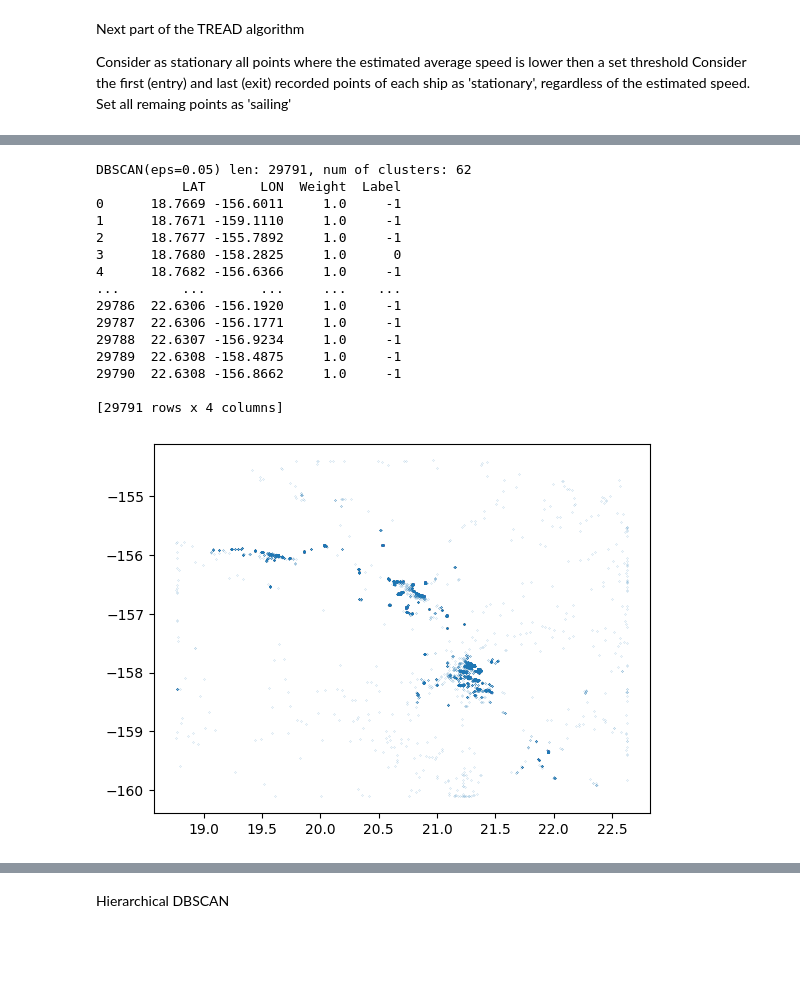
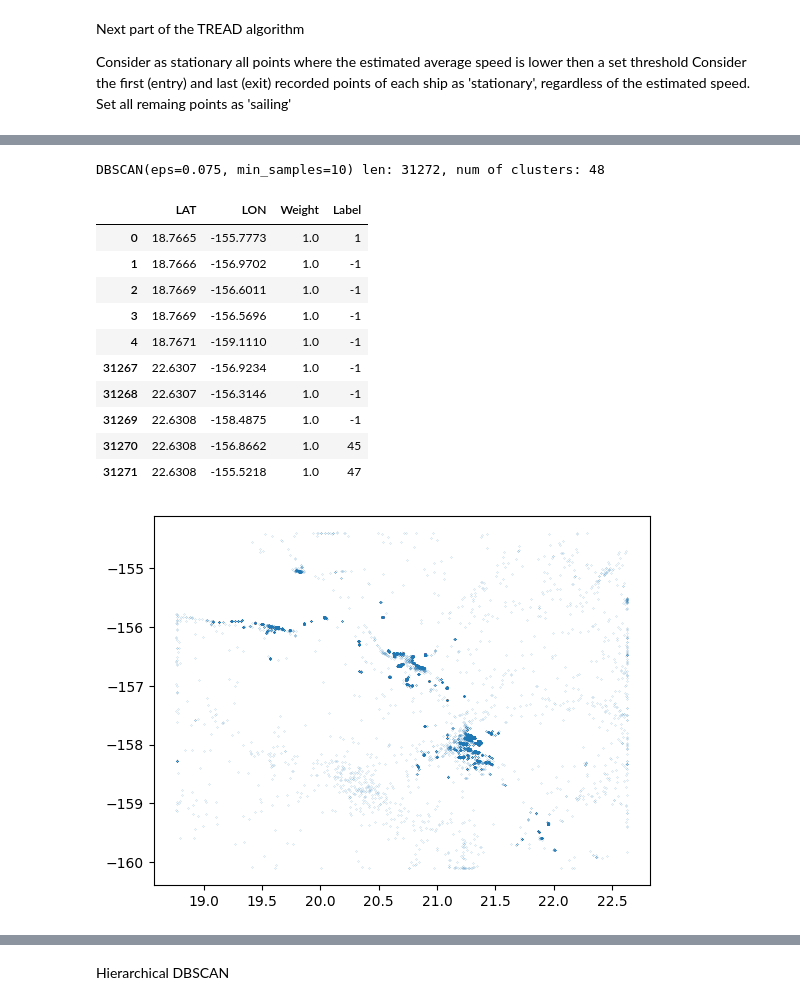
Before and after one commit to Accazeta/AIS_data_analysis, a Jupyter notebook: src/TREAD.ipynb, the cells around one changed output, grey strips where cells are left out. Drawn from its saved outputs; the diff is of its cells as text; code cells hidden in the pictures; blank space fills up the shorter version.

```diff
--- a/src/TREAD.ipynb
+++ b/src/TREAD.ipynb
@@ -22,15 +22,17 @@ import plotly.graph_objects as go
 FOLDER_PATH = "../dataset/2019/"
 FILE_NAME = 'cleaned_2019_01-03.csv'
 SPEED_THRESHOLD = 0.25 # nautical knots
+ABSURD_SPEED_THRESHOLD = 107 # nautical knots
 POINTS_THRESHOLD = 50
 KNOTS_CONST = 1.943845249221964 # constant used to convert from m/s to nautical knots
-EARTH_RADIUS_KM = 6378.137 # average value, used by geopy https://github.com/geopy/geopy/blob/master/geopy/distance.py
+EARTH_RADIUS_KM = 6378.137 # average value, taken from WGS-84 standard and used by geopy https://github.com/geopy/geopy/blob/master/geopy/distance.py
 EARTH_RADIUS_M = 6378137
 LAT_MIN = 18.76651
 LAT_MAX = 22.63089
 LON_MIN = -160.11085
 LON_MAX = -154.38957
 LOST_TIME_THRESHOLD_SECONDS = dt.timedelta(seconds=600) # 10 minutes
+EXIT_TIME_THRESHOLD_HOURS = dt.timedelta(hours=12) # half day
 # %% [markdown]
 Import source csv into a dataframe
 # %%
@@ -269,7 +273,7 @@ Consider the first (entry) and last (exit) recorded points of each ship as 'stat
 Set all remaing points as 'sailing'</br>
 # %%
 # for each vessel (dataframe) in the V_s list,
-for shipDF in V_s:
+for index, shipDF in enumerate(V_s):
     # set the status of each point where the avg_speed is lower than the given threshold, to 'stationary'
     shipDF['EstimatedStatus'] = np.where(((shipDF["Avg_Speed"] <= SPEED_THRESHOLD) &
                                          (shipDF['EstimatedStatus'].isnull())),
@@ -282,14 +286,41 @@ for shipDF in V_s:
     shipDF.loc[shipDF.index[0:1], 'EstimatedStatus'] = 'entry'
     shipDF.loc[shipDF.index[-1:], 'EstimatedStatus'] = 'exit'
 
+    # sometimes a few consecutive points (for the same vessel) might be all with status 'entry' or 'exit'
+    # this is unwanted and only one of those points is kept.
+    # The rule is: keep the last of any consecutive 'entry' point and keep the first of any consecutive 'exit' point
+
+    tempDF = shipDF[(shipDF['EstimatedStatus'] == 'entry') | (shipDF['EstimatedStatus'] == 'exit')]
+
+    condition_entry  = (
+                        (tempDF['EstimatedStatus'] == 'entry') &
+                        (tempDF['EstimatedStatus'].shift(-1) == tempDF['EstimatedStatus'])
+                        )
+    condition_exit =(
+                        (tempDF['EstimatedStatus'] == 'exit') &
+                        (tempDF['EstimatedStatus'].shift(1) == tempDF['EstimatedStatus'])
+                    )
+    bad_entry_index = tempDF[condition_entry].index.to_list()
+    bad_exit_index = tempDF[condition_exit].index.to_list()
+    if bad_entry_index or bad_exit_index:
+        final_bad_index = bad_entry_index + bad_exit_index
+        final_bad_index.sort()
+        print(f'Removed duplicate entry or exit point at index {final_bad_index}.')
+        print(f'Previous ship len: {shipDF.shape[0]}')
+        shipDF = shipDF.drop(index=final_bad_index).reset_index()
+        print(f'Current ship len: {shipDF.shape[0]}')
+
+    V_s[index] = shipDF.copy()
+
 print(V_s[3].info())
 
 del shipDF
+del tempDF
 gc.collect()
 
 # print a dataframe and some points just to check
 interval = range(10640,10785)
-print(V_s[3].iloc[interval])
+#print(V_s[3].iloc[interval])
 plt.plot(V_s[3]['Avg_Speed'].iloc[interval])
 plt.plot(V_s[3]['SOG'].iloc[interval])
 plt.legend(['Avg_Speed', 'SOG'])
@@ -388,40 +405,37 @@ Name: 20908, dtype: float64
 # %%
 # Run DBSCAN algorithm on the stationary points
 
 # this scatter plot gives a rough idea of how the point should look like plotted on a map
 plt.scatter(groupedDF.iloc[:,0], groupedDF.iloc[:,1], s=0.01)
 
 # inizitalize dbscan object with parameters. TODO: test multiple parameters combinations
-dbscan = DBSCAN(eps=0.05, min_samples=5)
+dbscan = DBSCAN(eps=0.075, min_samples=10)
 
 estimator = dbscan.fit(
                     X=groupedDF.iloc[:, 0:2],
                     sample_weight=groupedDF['Weight']
                     )
 
 print(str(estimator) + " len: " + str(len(estimator.labels_)) + ", num of clusters: " + str(max(estimator.labels_)))
 
 # Add labels to the dataframe
 groupedDF['Label'] = estimator.labels_
 
-print(groupedDF)
+display(p.concat([groupedDF.head(5), groupedDF.tail(5)]))
 # %% [output]
-DBSCAN(eps=0.05) len: 29791, num of clusters: 62
-           LAT       LON  Weight  Label
-0      18.7669 -156.6011     1.0     -1
-1      18.7671 -159.1110     1.0     -1
-2      18.7677 -155.7892     1.0     -1
-3      18.7680 -158.2825     1.0      0
-4      18.7682 -156.6366     1.0     -1
-...        ...       ...     ...    ...
-29786  22.6306 -156.1920     1.0     -1
-29787  22.6306 -156.1771     1.0     -1
-29788  22.6307 -156.9234     1.0     -1
-29789  22.6308 -158.4875     1.0     -1
-29790  22.6308 -156.8662     1.0     -1
-
-[29791 rows x 4 columns]
+DBSCAN(eps=0.075, min_samples=10) len: 31272, num of clusters: 48
+|  | LAT | LON | Weight | Label |
+| 0 | 18.7665 | -155.7773 | 1.0 | 1 |
+| 1 | 18.7666 | -156.9702 | 1.0 | -1 |
+| 2 | 18.7669 | -156.6011 | 1.0 | -1 |
+| 3 | 18.7669 | -156.5696 | 1.0 | -1 |
+| 4 | 18.7671 | -159.1110 | 1.0 | -1 |
+| 31267 | 22.6307 | -156.9234 | 1.0 | -1 |
+| 31268 | 22.6307 | -156.3146 | 1.0 | -1 |
+| 31269 | 22.6308 | -158.4875 | 1.0 | -1 |
+| 31270 | 22.6308 | -156.8662 | 1.0 | 45 |
+| 31271 | 22.6308 | -155.5218 | 1.0 | 47 |
-[figure, old version]
+[figure, new version]
 # %%
 # plot the result of the DBSCAN clustering on a map (to have a look at the effects of the parameters)
 
```
Also changed, not shown: parts of 15 cells of this notebook.
